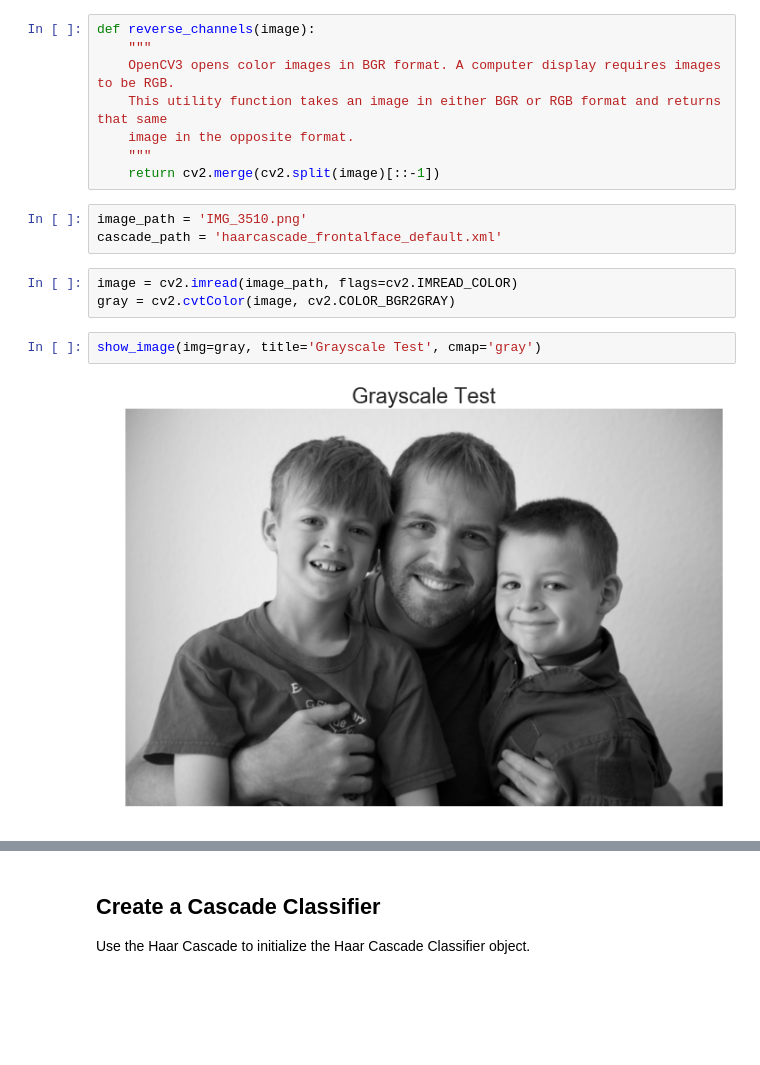
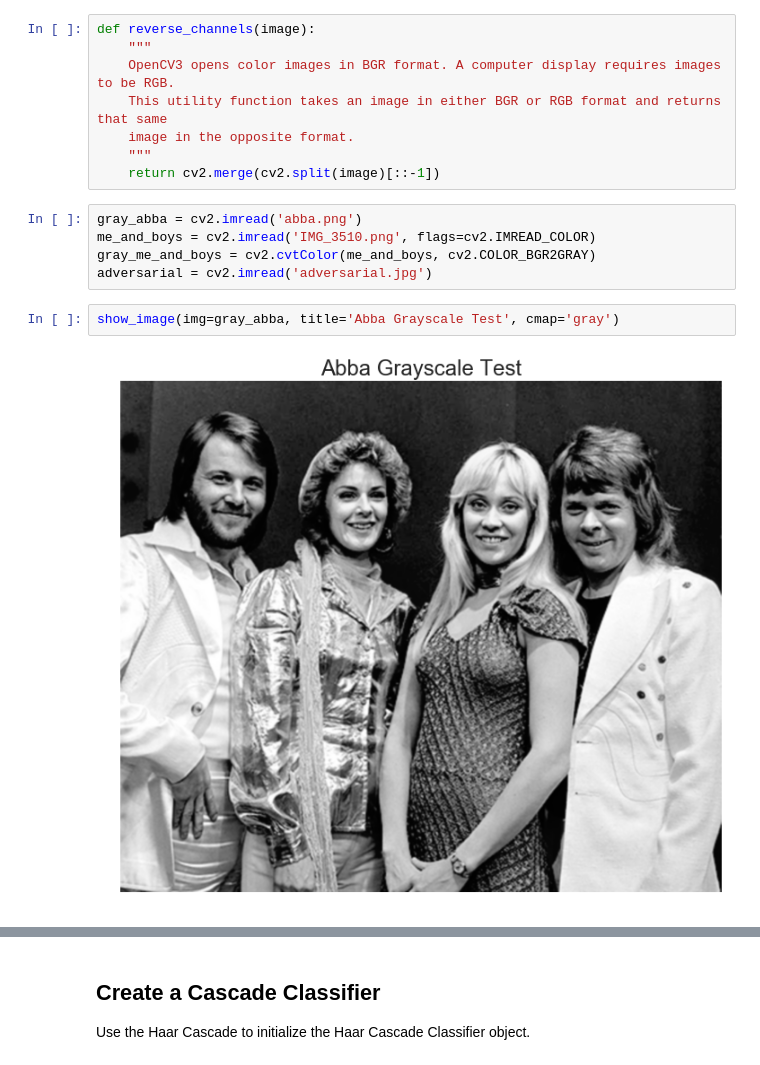
Before and after one commit to mikelane/FaceRecognition, a Jupyter notebook: Cascade_Face_Detection/Haar_Cascade_Face_Detection.ipynb, the cells around one changed output, grey strips where cells are left out. Drawn from its saved outputs; the diff is of its cells as text; blank space fills up the shorter version.

Commit message:
Finishes up the Haar Cascade Face Detection

```diff
--- a/Cascade_Face_Detection/Haar_Cascade_Face_Detection.ipynb
+++ b/Cascade_Face_Detection/Haar_Cascade_Face_Detection.ipynb
@@ -27,13 +28,12 @@ def reverse_channels(image):
     image in the opposite format.
     """
     return cv2.merge(cv2.split(image)[::-1])
-# %%
-image_path = 'IMG_3510.png'
-cascade_path = 'haarcascade_frontalface_default.xml'
 # %%
-image = cv2.imread(image_path, flags=cv2.IMREAD_COLOR)
-gray = cv2.cvtColor(image, cv2.COLOR_BGR2GRAY)
+gray_abba = cv2.imread('abba.png')
+me_and_boys = cv2.imread('IMG_3510.png', flags=cv2.IMREAD_COLOR)
+gray_me_and_boys = cv2.cvtColor(me_and_boys, cv2.COLOR_BGR2GRAY)
+adversarial = cv2.imread('adversarial.jpg')
 # %%
-show_image(img=gray, title='Grayscale Test', cmap='gray')
+show_image(img=gray_abba, title='Abba Grayscale Test', cmap='gray')
 # %% [output]
-[figure, old version]
+[figure, new version]
```
Also changed, not shown: parts of 15 cells of this notebook, 1 other file.
